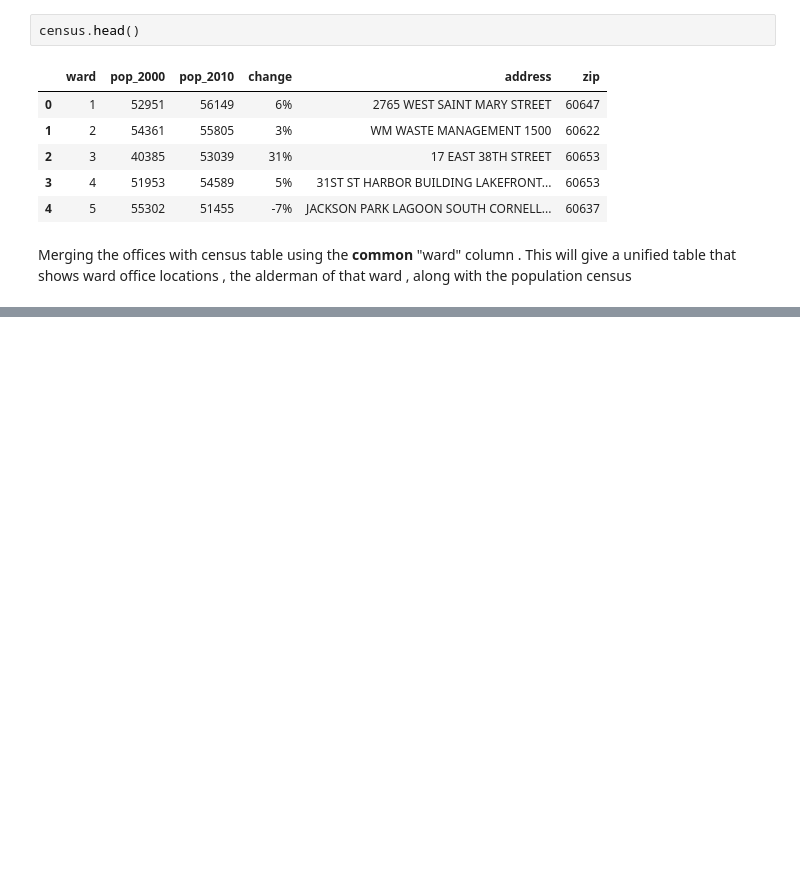
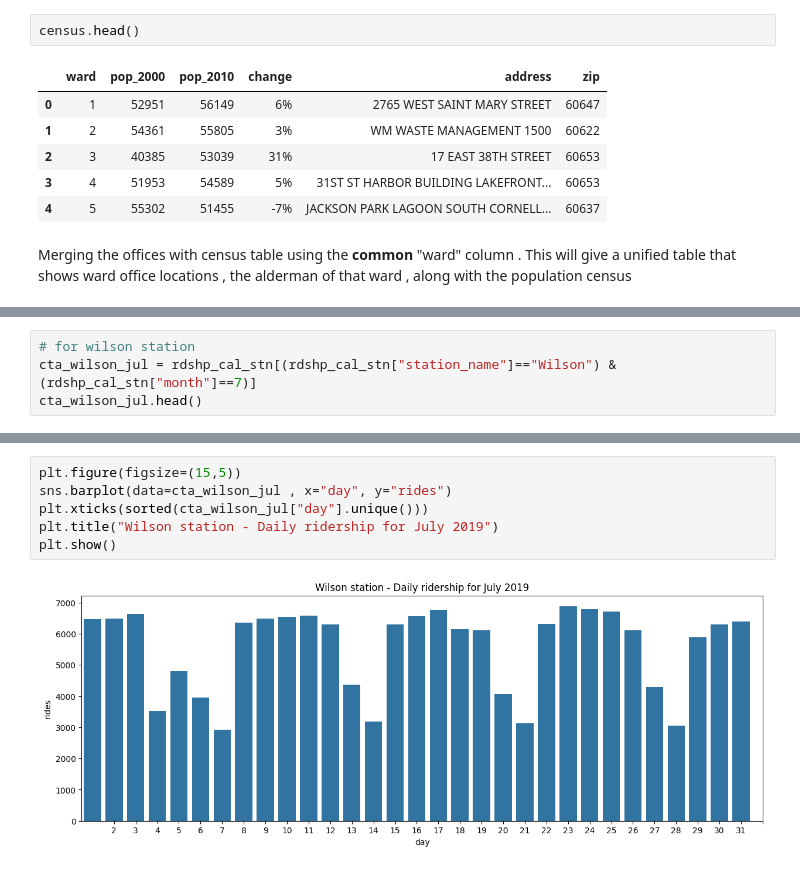
Before and after one commit to abhijeet-bhambere/exploratory_data_analysis, a Jupyter notebook: joins_and_merges.ipynb, the cells around one changed output, grey strips where cells are left out. Cells and saved outputs as stored; diff of their text form; blank space fills up the shorter version.

```diff
--- a/joins_and_merges.ipynb
+++ b/joins_and_merges.ipynb
@@ -60,0 +210,4 @@ offices_census.head()
+# %%
+# for wilson station
+cta_wilson_jul = rdshp_cal_stn[(rdshp_cal_stn["station_name"]=="Wilson") & (rdshp_cal_stn["month"]==7)]
+cta_wilson_jul.head()
@@ -60,0 +221,8 @@ offices_census.head()
+# %%
+plt.figure(figsize=(15,5))
+sns.barplot(data=cta_wilson_jul , x="day", y="rides")
+plt.xticks(sorted(cta_wilson_jul["day"].unique()))
+plt.title("Wilson station - Daily ridership for July 2019")
+plt.show()
+# %% [output]
+[figure, added]
```
Also changed, not shown: parts of 29 cells of this notebook.
